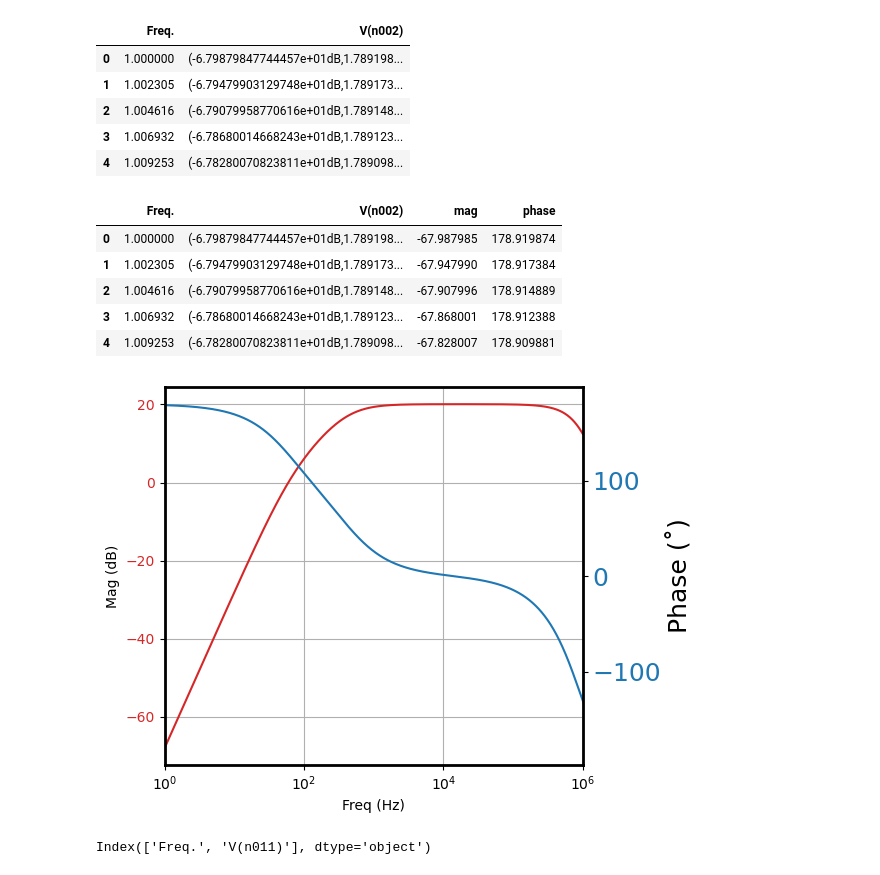
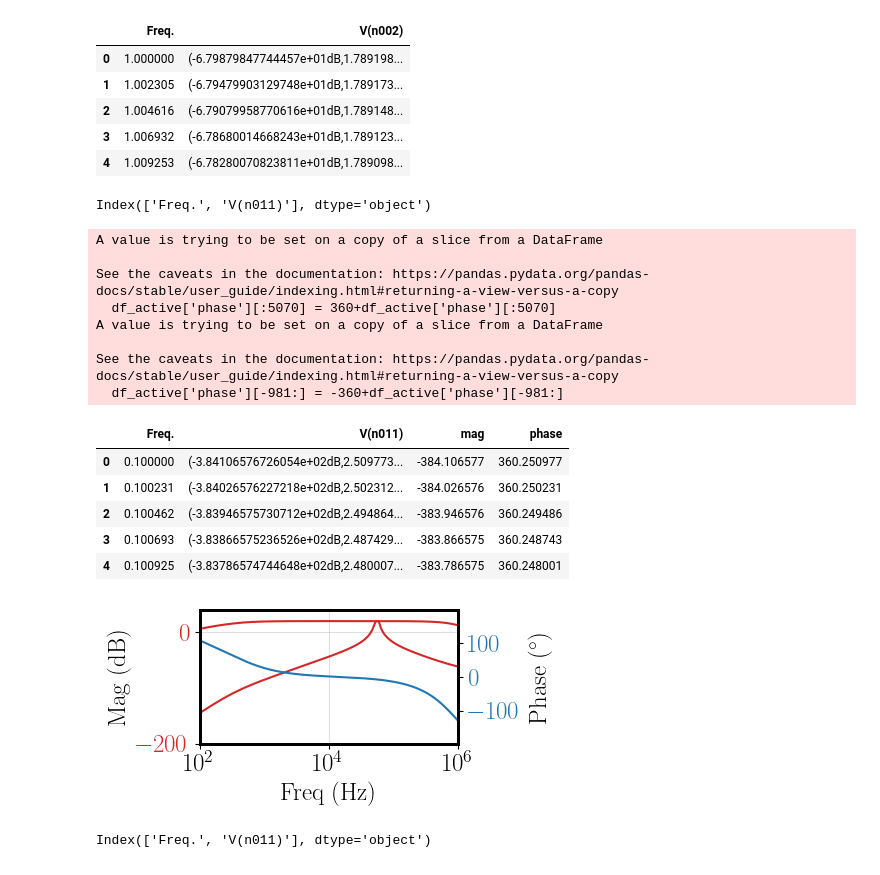
Before and after one commit to QuantumAdventures/non-linearity-experiment, a Jupyter notebook: notebooks/electronics/2. Comparison between active and passive filters.ipynb, the cells around one changed output. Saved outputs shown, nothing was run; the diff lists cells and outputs as text; code cells hidden in the pictures.

Commit message:
feat: filter simulation

```diff
--- a/notebooks/electronics/2. Comparison between active and passive filters.ipynb
+++ b/notebooks/electronics/2. Comparison between active and passive filters.ipynb
@@ -2,6 +2,14 @@
 import numpy as np
 import pandas as pd
 import matplotlib.pyplot as plt
+# %%
+plt.rcParams.update({'font.size': 10})
+plt.rcParams['axes.linewidth'] = 1.5
+plt.rcParams['font.family'] = 'serif'
+plt.rcParams['font.serif'] = ['Times New Roman'] + plt.rcParams['font.serif']
+plt.rcParams.update({
+    "text.usetex": True,
+})
 # %%
 def pre_process_simulation(df, columns, signals, new_columns):
     df = df[columns]
@@ -31,31 +40,52 @@ df['phase'] = df['V(n002)'].apply(lambda x: float(x.split(',')[1][:-2]))
-# %%
-df.head()
-# %% [output]
-|  | Freq. | V(n002) | mag | phase |
-| 0 | 1.000000 | (-6.79879847744457e+01dB,1.789198... | -67.987985 | 178.919874 |
-| 1 | 1.002305 | (-6.79479903129748e+01dB,1.789173... | -67.947990 | 178.917384 |
-| 2 | 1.004616 | (-6.79079958770616e+01dB,1.789148... | -67.907996 | 178.914889 |
-| 3 | 1.006932 | (-6.78680014668243e+01dB,1.789123... | -67.868001 | 178.912388 |
-| 4 | 1.009253 | (-6.78280070823811e+01dB,1.789098... | -67.828007 | 178.909881 |
+# %%
+df_active = pd.read_csv('../../data/electronics/active_bandpass_filter.txt', sep='\t', encoding='ISO-8859-1')
+df_active['mag'] = df_active['V(n011)'].apply(lambda x: float(x.split(',')[0][1:-2]))
+df_active['phase'] = df_active['V(n011)'].apply(lambda x: float(x.split(',')[1][:-2]))
+df_active['phase'][:5070] = 360+df_active['phase'][:5070]
+df_active['phase'][-981:] = -360+df_active['phase'][-981:]
+df_active.head()
+# %% [output]
+Index(['Freq.', 'V(n011)'], dtype='object')
+A value is trying to be set on a copy of a slice from a DataFrame
+
+See the caveats in the documentation: https://pandas.pydata.org/pandas-docs/stable/user_guide/indexing.html#returning-a-view-versus-a-copy
+  df_active['phase'][:5070] = 360+df_active['phase'][:5070]
+A value is trying to be set on a copy of a slice from a DataFrame
+
+See the caveats in the documentation: https://pandas.pydata.org/pandas-docs/stable/user_guide/indexing.html#returning-a-view-versus-a-copy
+  df_active['phase'][-981:] = -360+df_active['phase'][-981:]
+|  | Freq. | V(n011) | mag | phase |
+| 0 | 0.100000 | (-3.84106576726054e+02dB,2.509773... | -384.106577 | 360.250977 |
+| 1 | 0.100231 | (-3.84026576227218e+02dB,2.502312... | -384.026576 | 360.250231 |
+| 2 | 0.100462 | (-3.83946575730712e+02dB,2.494864... | -383.946576 | 360.249486 |
+| 3 | 0.100693 | (-3.83866575236526e+02dB,2.487429... | -383.866575 | 360.248743 |
+| 4 | 0.100925 | (-3.83786574744648e+02dB,2.480007... | -383.786575 | 360.248001 |
 # %%
 fig, ax1 = plt.subplots()
+ax1.figure.set_figwidth=5.4*1.3*10
+ax1.figure.set_figheight=10*4.2#= plt.figure(figsize=(5.4*1.3*10, 10*4.2))
+ax1.figure.set_size_inches(5, 2.5, forward=True)
+ax1.grid(alpha = 0.4)
 
-plt.rcParams.update({'font.size': 18})
-plt.rcParams["axes.linewidth"] = 2
+colors = ['#1B4F72', '#2E86C1', '#85C1E9']
+labels = [r'$G_{fb}=\,$', r'$G_{fb} =\,$', r'$G_{fb}=\,$']
+
 color = 'tab:red'
 ax1.set_xlabel('Freq (Hz)')
 ax1.grid(True, which="both", ls="-")
 ax1.set_ylabel('Mag (dB)')
 ax1.plot(df['Freq.'], df['mag'], color=color)
+ax1.plot(df_active['Freq.'], df_active['mag'], color=color)
+ax1.set_ylim([-200, 40])
 ax1.tick_params(axis='y', labelcolor=color)
 ax2 = ax1.twinx()
 color = 'tab:blue'
-ax2.set_ylabel('Phase (˚)')
+ax2.set_ylabel(r'Phase (${}^\circ$)')
 ax2.set_xscale('log')
 ax2.plot(df['Freq.'], df['phase'], color=color)
 ax2.tick_params(axis='y', labelcolor=color)
-ax2.set_xlim([1e0, 1e6])
+ax2.set_xlim([1e2, 1e6])
 fig.tight_layout()
 plt.show()
 # %% [output]
-[figure, old version]
+[figure, new version]
```
Also changed, not shown: parts of 4 cells of this notebook, 2 other files.
